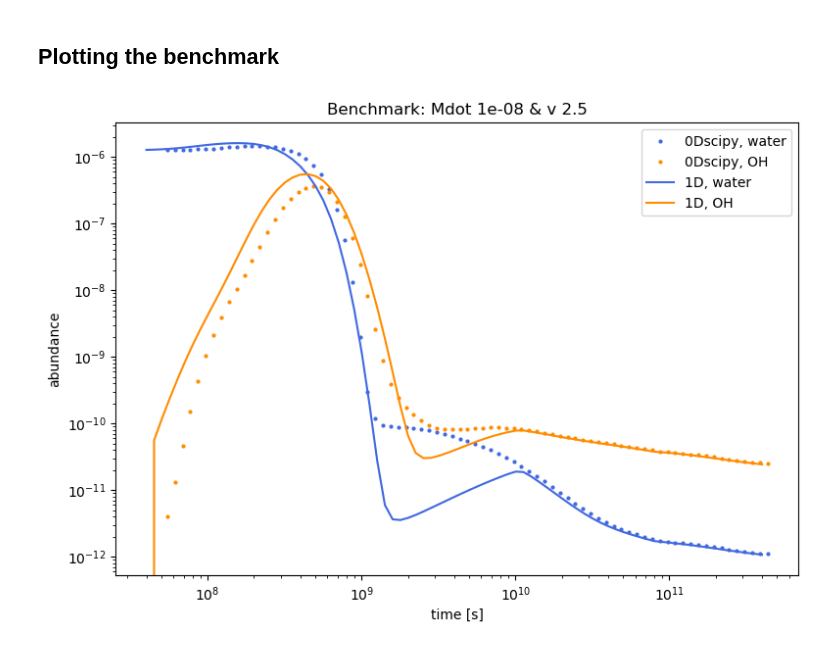
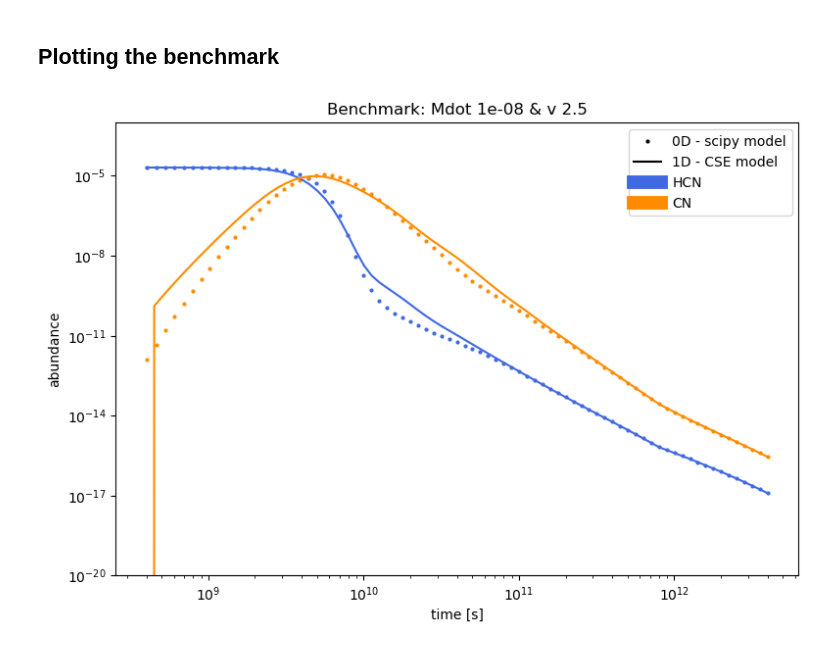
Before and after one commit to silkemaes/ChemPy, a Jupyter notebook: benchmark/get_benchmark.ipynb, the cells around one changed output. Drawn from its saved outputs; the diff is of its cells as text; code cells hidden in the pictures.

Commit message:
Mistake in calculating dt for benchmark

```diff
--- a/benchmark/get_benchmark.ipynb
+++ b/benchmark/get_benchmark.ipynb
@@ -15,8 +32,11 @@ import modclass
 # %% [markdown]
 ### ChemTorch - scipy ODE solver
 # %%
+
+here = os.path.abspath(os.getcwd())
 outpath = '/STER/silkem/ChemTorch/out/'
 ## scipy implementation
+# dirname = 'bm_C_Mdot1e-6_v15'
 dirname = 'bm_C_Mdot1e-8_v2-5'
 
 ## load 0D model dirs
@@ -91,7 +115,7 @@ plt.show()
 # %% [markdown]
 ### 1D CSE model
 # %%
-CSEmodel = modclass.CSEmod(loc = 'STER', dir = meta['1Dmodel'][:-26], modelname = meta['1Dmodel'][-25:])
+CSEmodel = modclass.CSEmod(loc = 'STER', dir = meta['1Dmodel'][20:-26], modelname = meta['1Dmodel'][-25:])
 # %%
 CSEmodel.v/100000.0, CSEmodel.Mdot
 # %% [output]
@@ -180,39 +228,63 @@ plt.show()
 [figure]
 # %% [markdown]
 ## Plotting the benchmark
+# %%
+def get_time(dt):
+    t = np.zeros(len(dt))
+    t[0] = CSEmodel.time[0]
+    for i in range(1,len(dt)):
+        t[i] = (dt[i]+t[i-1])
+
+    return np.array(t)
+# %%
+timearr = get_time(dt)
 # %%
 fig, ax1 = plt.subplots(figsize = (9,6))
 
+par = 'HCN'
+dau = 'CN'
 
-i = 36
-j = 30
+i = specs_dict[par]
+j = specs_dict[dau]
 
+c1 = 'royalblue'
+c2 = 'darkorange'
+
+lw = 10
 ms = 2
+
+## legend setup
+l_par = mlines.Line2D([],[], color = c1, ls = '-'    , label=par,lw = lw, alpha = 1)
+l_dau = mlines.Line2D([],[], color = c2, ls = '-'    , label=dau,lw = lw, alpha = 1)
+l_1D  = mlines.Line2D([],[], color = 'k', ls = '-'   , label='1D - CSE model')
+l_0D  = mlines.Line2D([],[], color = 'k', ls = 'none', label='0D - scipy model', marker = 'o' ,  markersize = ms)
+handles = [l_0D, l_1D, l_par, l_dau]
 
 
 ax1.set_title('Benchmark: Mdot '+str(meta['Mdot'])+' & v '+str(meta['v']))
 
-ax1.plot(dt,abs.T[i], 'o', ms=ms, label = '0Dscipy, water', c= 'royalblue')
-ax1.plot(dt,abs.T[j], 'o', ms=ms, label = '0Dscipy, OH', c= 'darkorange')
+ax1.plot(timearr,abs.T[i], 'o', ms=ms, label = '0Dscipy, water', c= 'royalblue')
+ax1.plot(timearr,abs.T[j], 'o', ms=ms, label = '0Dscipy, OH', c= 'darkorange')
 
 # ax1.plot(abs_t[i], '-.', label = '0Dtorch, water')
 # ax1.plot(abs_t[j], '-.', label = '0Dtorch, OH')
 
-ax1.plot(CSEmodel.time/10,CSEmodel.n.T[i], '-', label = '1D, water', c= 'royalblue')
-ax1.plot(CSEmodel.time/10,CSEmodel.n.T[j], '-', label = '1D, OH' ,c= 'darkorange')
+ax1.plot(CSEmodel.time,CSEmodel.n.T[i], '-', label = '1D, water', c= 'royalblue')
+ax1.plot(CSEmodel.time,CSEmodel.n.T[j], '-', label = '1D, OH' ,c= 'darkorange')
 
 
 ax1.set_yscale('log')
 ax1.set_xscale('log')
-# ax1.set_ylim([1e-20,1e-2])
+ax1.set_ylim([1e-20,1e-3])
 
 ax1.set_xlabel('time [s]')
 ax1.set_ylabel('abundance')
 
-ax1.legend()
+ax1.legend(handles=handles)
 
-
+makeOutputDir(here+'/'+dirname)
+plt.savefig(here+'/'+dirname+'/benchmark_'+par+'_'+dau)
 
 plt.show()
 # %% [output]
-[figure, old version]
+[figure, new version]
```
Also changed, not shown: parts of 5 cells of this notebook, 16 other files.
